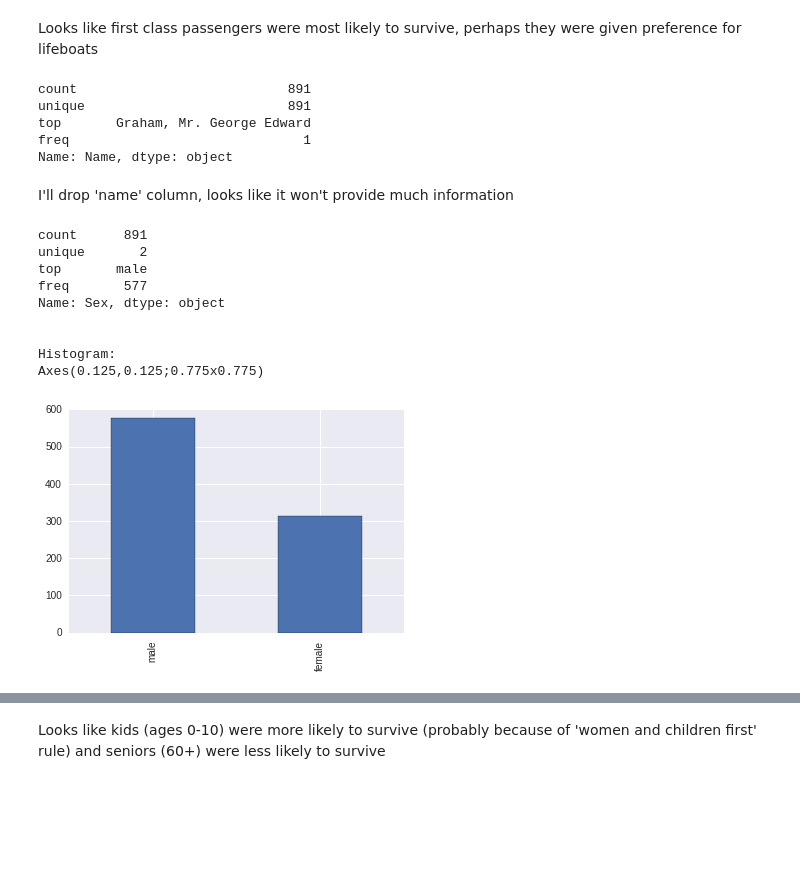
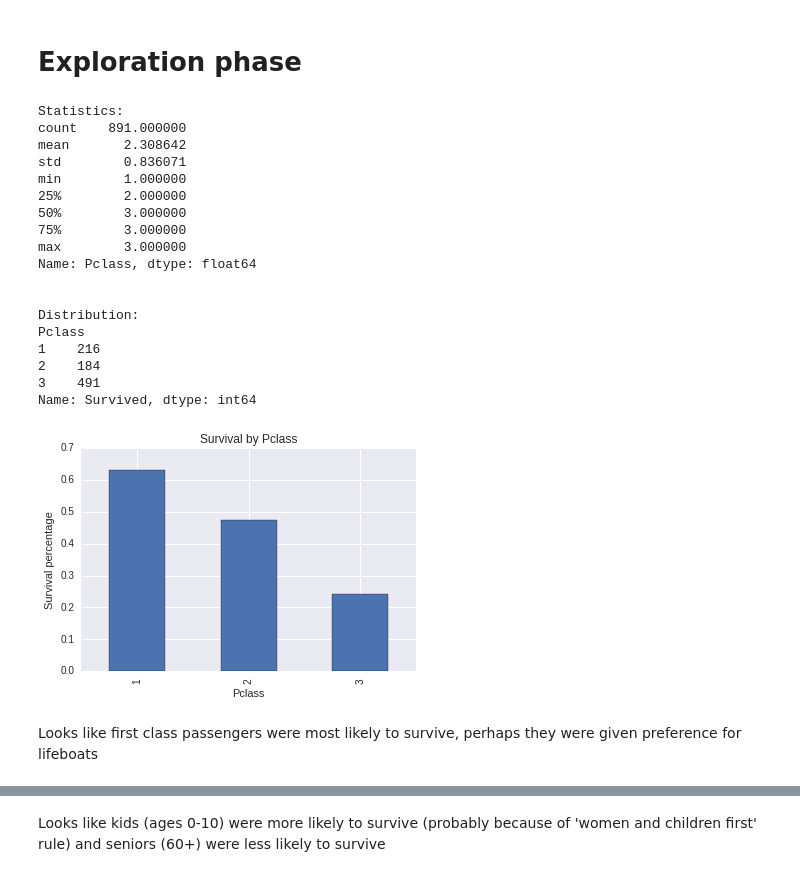
Before and after one commit to vshalaev/investigate-dataset, a Jupyter notebook: investigate-dataset.ipynb, the cells around one changed output, grey strips where cells are left out. Saved outputs shown, nothing was run; the diff lists cells and outputs as text; code cells hidden in the pictures; blank space fills up the shorter version.

```diff
--- a/investigate-dataset.ipynb
+++ b/investigate-dataset.ipynb
@@ -68,0 +46,7 @@ Axes(0.125,0.125;0.775x0.775)
+# %%
+# Drop useless columns
+train.pop('Name')
+train.pop('Ticket')
+train.pop('Cabin')
+
+train.head()
@@ -69,30 +123,47 @@ Axes(0.125,0.125;0.775x0.775)
+# %% [markdown]
+# Exploration phase
+# %%
+# Explore data for a column
+def explore(column):
+    # Print some statisticcs
+    print 'Statistics:'
+    print train[column].describe()
+    print '\n'
+
+    # Group by column
+    groupby = train.groupby(by=column)
+
+    # Print data distribution
+    print 'Distribution:'
+    print groupby.count()['Survived']
+    print '\n'
+
+    # Plot survival percentages
+    plt.title('Survival by ' + column)
+    plt.ylabel('Survival percentage')
+    groupby.mean()['Survived'].plot(kind='bar')
+    plt.show()
+# %%
+explore('Pclass')
+# %% [output]
+Statistics:
+count    891.000000
+mean       2.308642
+std        0.836071
+min        1.000000
+25%        2.000000
+50%        3.000000
+75%        3.000000
+max        3.000000
+Name: Pclass, dtype: float64
+
+
+Distribution:
+Pclass
+1    216
+2    184
+3    491
+Name: Survived, dtype: int64
+[figure, added]
 # %% [markdown]
 Looks like first class passengers were most likely to survive, perhaps they were given preference for lifeboats
-# %%
-print train['Name'].describe()
-dummy = train.pop('Name')
-# %% [output]
-count                           891
-unique                          891
-top       Graham, Mr. George Edward
-freq                              1
-Name: Name, dtype: object
-# %% [markdown]
-I'll drop 'name' column, looks like it won't provide much information
-# %%
-print train['Sex'].describe()
-print '\n'
-
-print 'Histogram:'
-print train.Sex.value_counts().plot(kind='bar')
-# %% [output]
-count      891
-unique       2
-top       male
-freq       577
-Name: Sex, dtype: object
-
-
-Histogram:
-Axes(0.125,0.125;0.775x0.775)
-[figure, removed]
```
Also changed, not shown: parts of 52 cells of this notebook, 2 other files.
